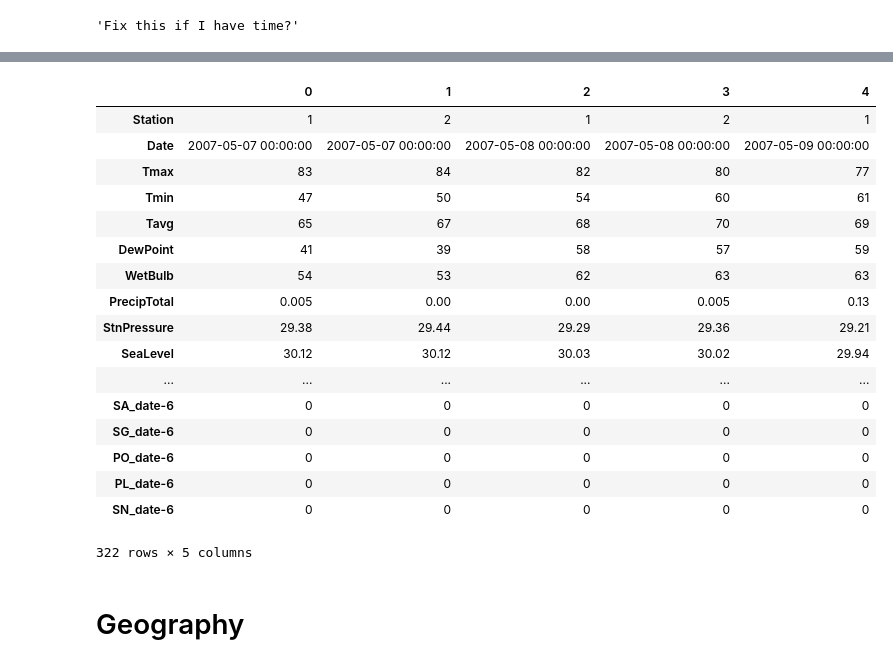
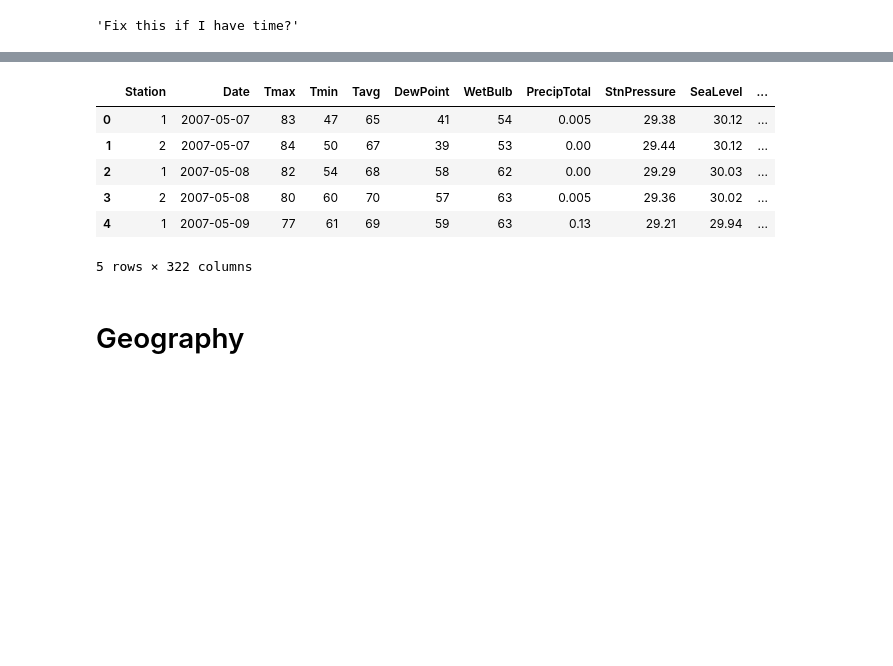
Before and after one commit to austinbrian/skeeter_patrol, a Jupyter notebook: code/MASTER_EDA.ipynb, the cells around one changed output, grey strips where cells are left out. Drawn from its saved outputs; the diff is of its cells as text; code cells hidden in the pictures; blank space fills up the shorter version.

```diff
--- a/code/MASTER_EDA.ipynb
+++ b/code/MASTER_EDA.ipynb
@@ -188,24 +177,13 @@ See the caveats in the documentation: http://pandas.pydata.org/pandas-docs/stabl
 # %%
-n_weather.head().T
+n_weather.head()
 # %% [output]
-|  | 0 | 1 | 2 | 3 | 4 |
-| Station | 1 | 2 | 1 | 2 | 1 |
-| Date | 2007-05-07 00:00:00 | 2007-05-07 00:00:00 | 2007-05-08 00:00:00 | 2007-05-08 00:00:00 | 2007-05-09 00:00:00 |
-| Tmax | 83 | 84 | 82 | 80 | 77 |
-| Tmin | 47 | 50 | 54 | 60 | 61 |
-| Tavg | 65 | 67 | 68 | 70 | 69 |
-| DewPoint | 41 | 39 | 58 | 57 | 59 |
-| WetBulb | 54 | 53 | 62 | 63 | 63 |
-| PrecipTotal | 0.005 | 0.00 | 0.00 | 0.005 | 0.13 |
-| StnPressure | 29.38 | 29.44 | 29.29 | 29.36 | 29.21 |
-| SeaLevel | 30.12 | 30.12 | 30.03 | 30.02 | 29.94 |
-| ... | ... | ... | ... | ... | ... |
-| SA_date-6 | 0 | 0 | 0 | 0 | 0 |
-| SG_date-6 | 0 | 0 | 0 | 0 | 0 |
-| PO_date-6 | 0 | 0 | 0 | 0 | 0 |
-| PL_date-6 | 0 | 0 | 0 | 0 | 0 |
-| SN_date-6 | 0 | 0 | 0 | 0 | 0 |
+|  | Station | Date | Tmax | Tmin | Tavg | DewPoint | WetBulb | PrecipTotal | StnPressure | SeaLevel | ... |
+| 0 | 1 | 2007-05-07 | 83 | 47 | 65 | 41 | 54 | 0.005 | 29.38 | 30.12 | ... |
+| 1 | 2 | 2007-05-07 | 84 | 50 | 67 | 39 | 53 | 0.00 | 29.44 | 30.12 | ... |
+| 2 | 1 | 2007-05-08 | 82 | 54 | 68 | 58 | 62 | 0.00 | 29.29 | 30.03 | ... |
+| 3 | 2 | 2007-05-08 | 80 | 60 | 70 | 57 | 63 | 0.005 | 29.36 | 30.02 | ... |
+| 4 | 1 | 2007-05-09 | 77 | 61 | 69 | 59 | 63 | 0.13 | 29.21 | 29.94 | ... |
-322 rows × 5 columns
+5 rows × 322 columns
 # %% [markdown]
 # Geography
 # %%
```
Also changed, not shown: parts of 18 cells of this notebook, 3 other files.
